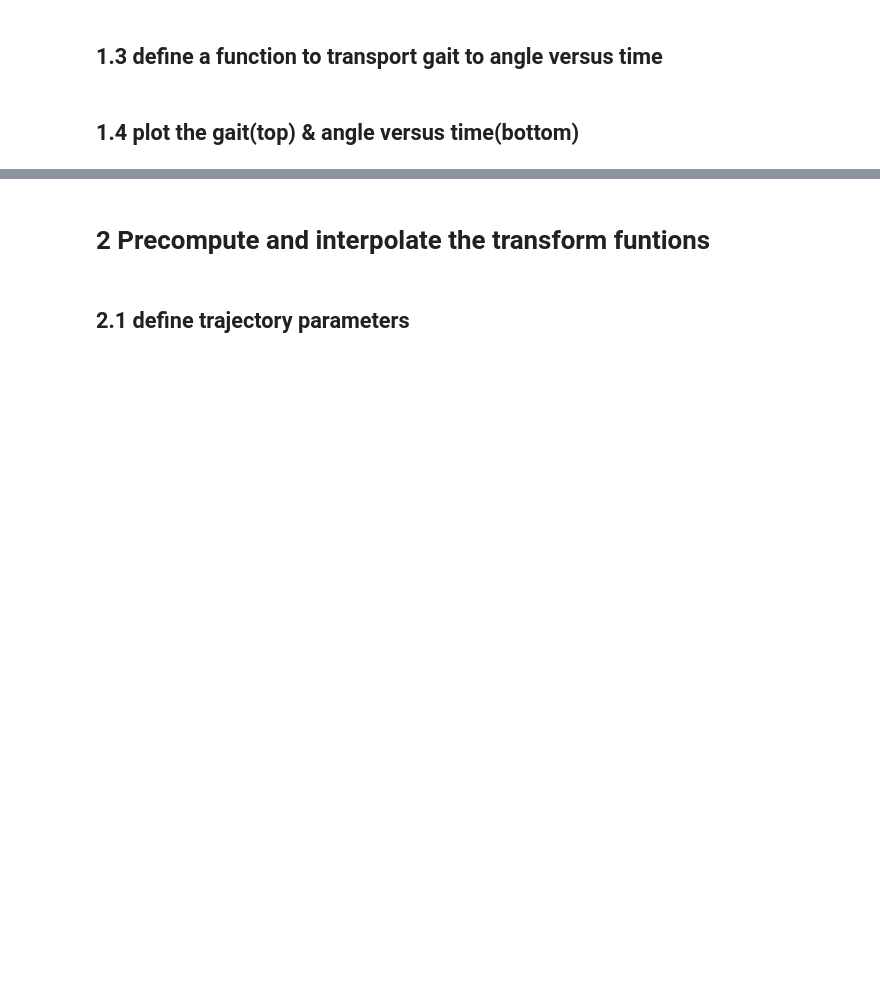
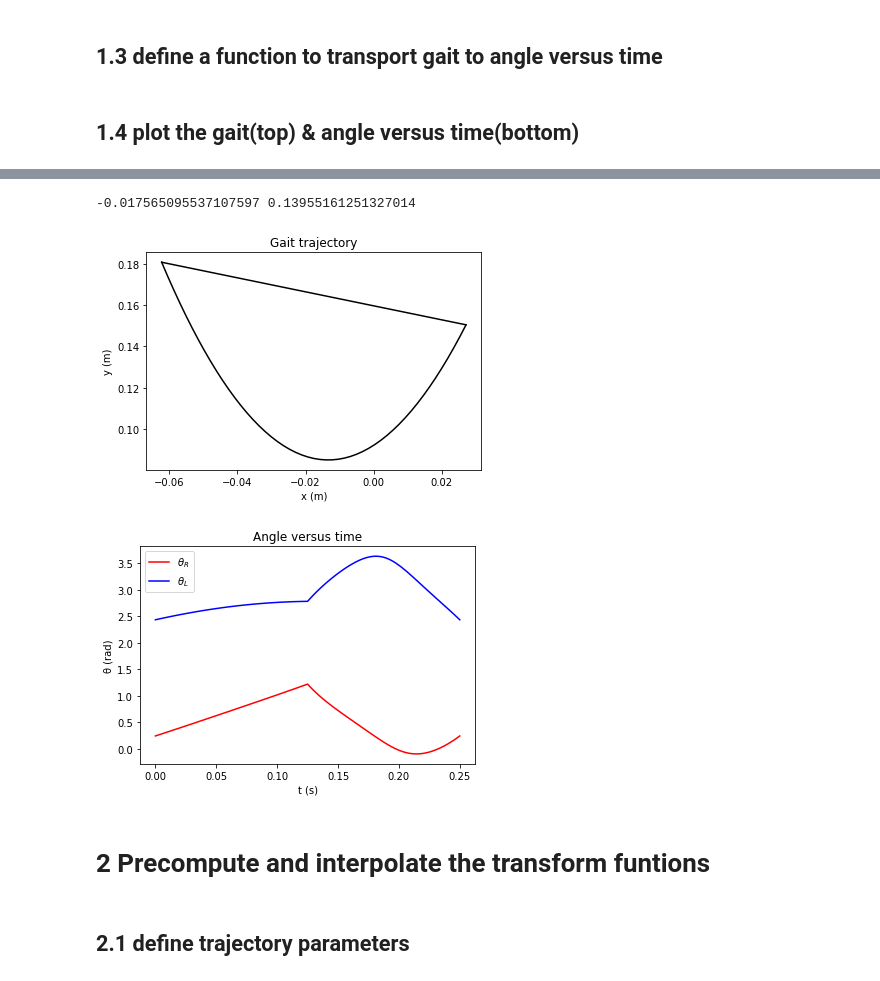
Before and after one commit to TwolegsCPG/CPG-for-two-legs, a Jupyter notebook: CPG for two odrives(left and right legs).ipynb, the cells around one changed output, grey strips where cells are left out. Saved outputs shown, nothing was run; the diff lists cells and outputs as text; code cells hidden in the pictures; blank space fills up the shorter version.

```diff
--- a/CPG for two odrives(left and right legs).ipynb
+++ b/CPG for two odrives(left and right legs).ipynb
@@ -116,6 +116,14 @@ def gait2angle(x_on, y_on, x_off, y_off, x_sw, y_sw, T, d, N, leg_position):
     plt.title('Gait trajectory')
     plt.xlabel('x (m)')
     plt.ylabel('y (m)')
+
+    y_st = poly_st(x_st)
+    y_sw = poly_sw(x_sw)
+
+    all_x = np.append(x_st, x_sw)
+    all_y = np.append(y_st, y_sw)
+
+    print(np.mean(all_x), np.mean(all_y))
 
     # stance gait to angle
     theta_st = np.zeros(shape=(N_st+1,2))
@@ -162,5 +172,25 @@ theta2 = gait2angle(0.11,0.19,-0.11,0.19,0,0.12,0.25,0.5,100,1)
 [figure]
 [figure]
+# %%
+# x_on = 0.0271340208767868
+# y_on = 0.118504090025698
+# x_off = -0.0622642119510020
+# y_off = 0.138845634937132
+
+x_on = 0.0271340208767868
+y_on = 0.150504090025698
+x_off = -0.0622642119510020
+y_off = 0.180845634937132
+
+x_sw = -0.0210965760128508
+y_sw = 0.0874034639992732
+
+theta1 = gait2angle(x_on, y_on, x_off, y_off, x_sw, y_sw,0.25,0.5,100,0)
+# (x_on, y_on, x_off, y_off, x_sw, y_sw, T, d, N, leg_position)
+# %% [output]
+-0.017565095537107597 0.13955161251327014
+[figure, added]
+[figure, added]
 # %% [markdown]
 # 2 Precompute and interpolate the transform funtions
 # %% [markdown]
```
Also changed, not shown: parts of 44 cells of this notebook.
